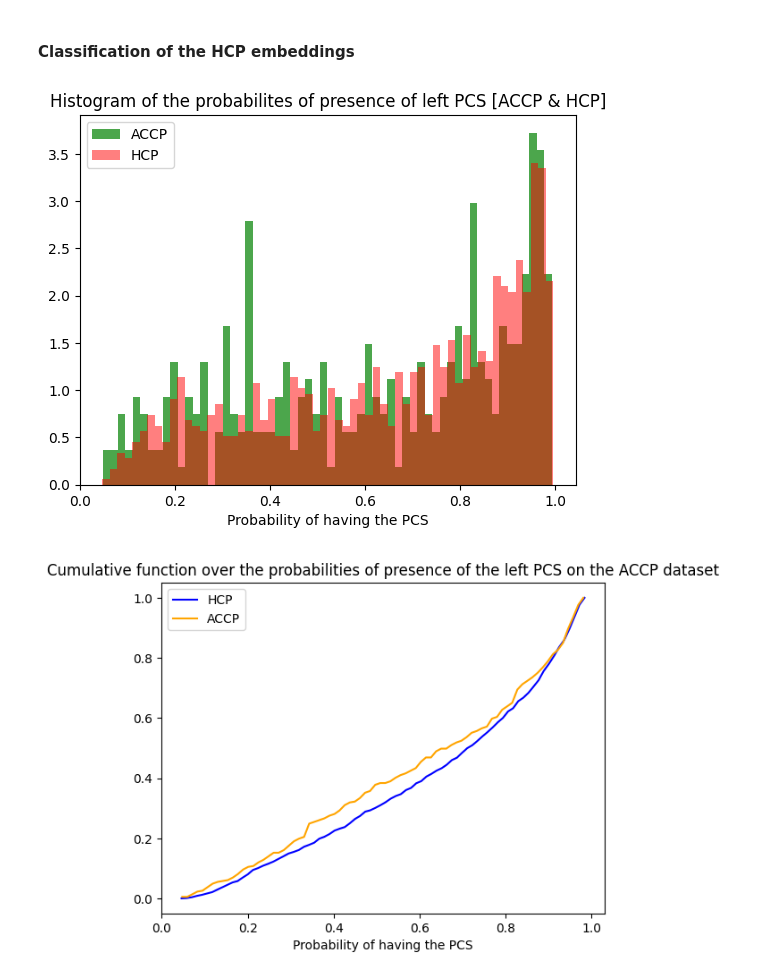
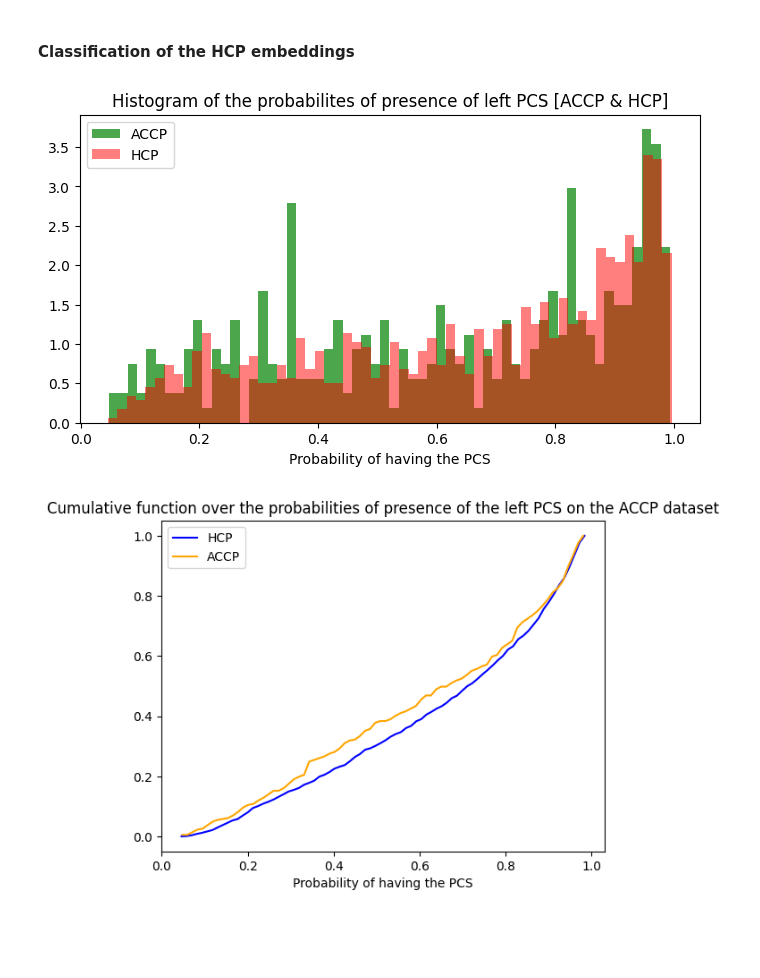
Before and after one commit to neurospin/champollion_V1, a Jupyter notebook: contrastive/notebooks/antoine/SVM_classifier_on_HCP_left_cingulate_dim256.ipynb, the cells around one changed output. Saved outputs shown, nothing was run; the diff lists cells and outputs as text; code cells hidden in the pictures; blank space fills up the shorter version.

```diff
--- a/contrastive/notebooks/antoine/SVM_classifier_on_HCP_left_cingulate_dim256.ipynb
+++ b/contrastive/notebooks/antoine/SVM_classifier_on_HCP_left_cingulate_dim256.ipynb
@@ -192,14 +193,15 @@ float((model.predict(X) == (model.predict_proba(X)>0.5)[:,1]).sum())/len(X)
 # %%
 val_pred = model.predict(X=scl_bdd_hcp)
 # %%
+plt.figure(figsize=(8,4))
 plt.hist(model.predict_proba(X)[:,1], bins=60, color='g', alpha=0.7, label='ACCP', density=True)
 plt.hist(model.predict_proba(scl_bdd_hcp)[:,1], bins=60, color='red', alpha=0.5, label='HCP', density=True)
 plt.xlabel('Probability of having the PCS')
 plt.title('Histogram of the probabilites of presence of left PCS [ACCP & HCP]')
 plt.legend()
 plt.show()
 # %% [output]
-[figure, old version]
+[figure, new version]
 # %%
 values_ACCP, base_ACCP = np.histogram(model.predict_proba(X)[:,1], bins=80)
 cumulative_ACCP = np.cumsum(values_ACCP)
```
Also changed, not shown: parts of 15 cells of this notebook, 7 other files.
